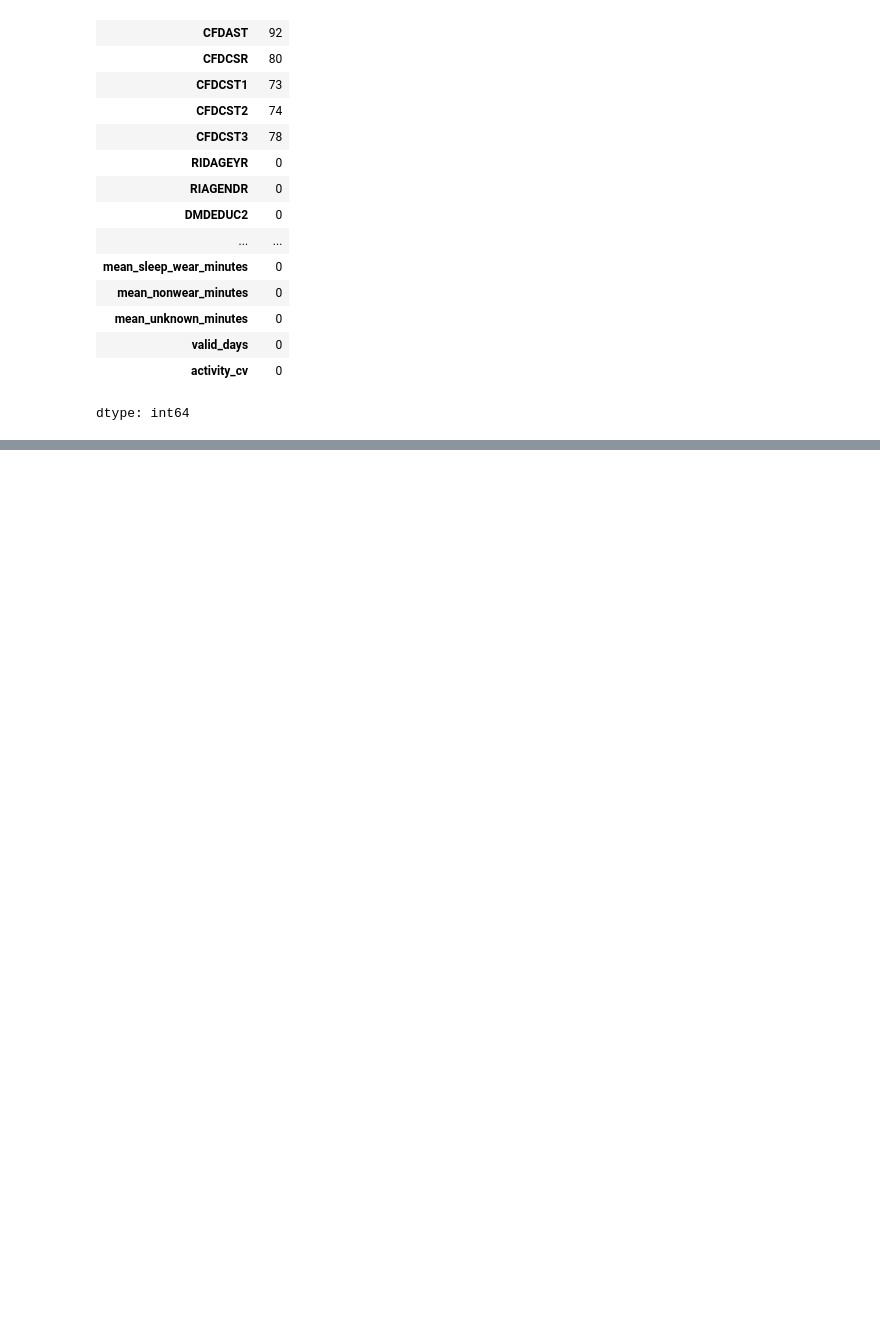
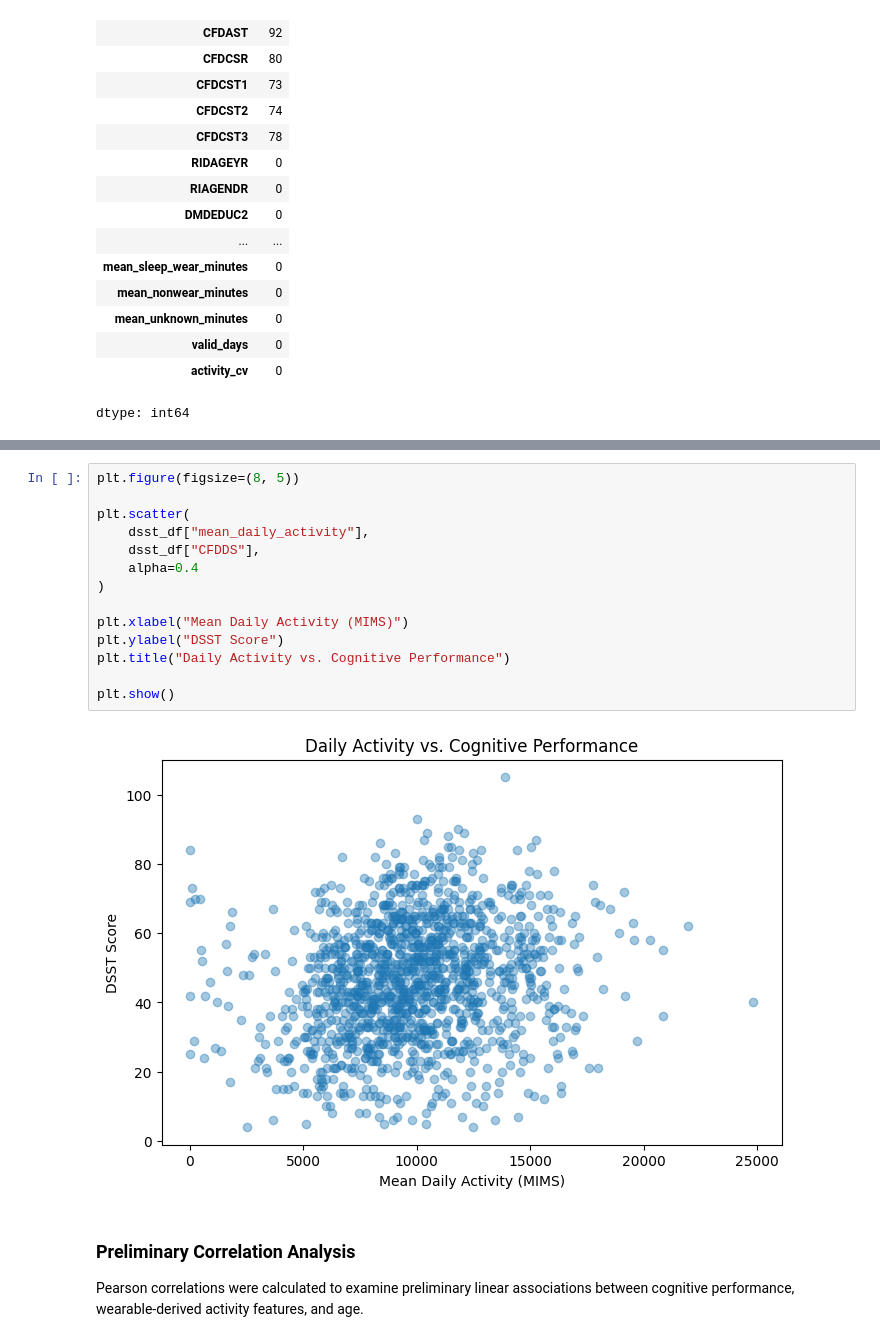
Before and after one commit to aditibhat017-prog/cognitivefunction, a Jupyter notebook: notebooks/01_data_exploration.ipynb, the cells around one changed output, grey strips where cells are left out. Saved outputs shown, nothing was run; the diff lists cells and outputs as text; blank space fills up the shorter version.

```diff
--- a/notebooks/01_data_exploration.ipynb
+++ b/notebooks/01_data_exploration.ipynb
@@ -809,0 +1153,20 @@ dtype: int64
+# %%
+plt.figure(figsize=(8, 5))
+
+plt.scatter(
+    dsst_df["mean_daily_activity"],
+    dsst_df["CFDDS"],
+    alpha=0.4
+)
+
+plt.xlabel("Mean Daily Activity (MIMS)")
+plt.ylabel("DSST Score")
+plt.title("Daily Activity vs. Cognitive Performance")
+
+plt.show()
+# %% [output]
+[figure, added]
+# %% [markdown]
+### Preliminary Correlation Analysis
+
+Pearson correlations were calculated to examine preliminary linear associations between cognitive performance, wearable-derived activity features, and age.
```
Also changed, not shown: parts of 23 cells of this notebook.
